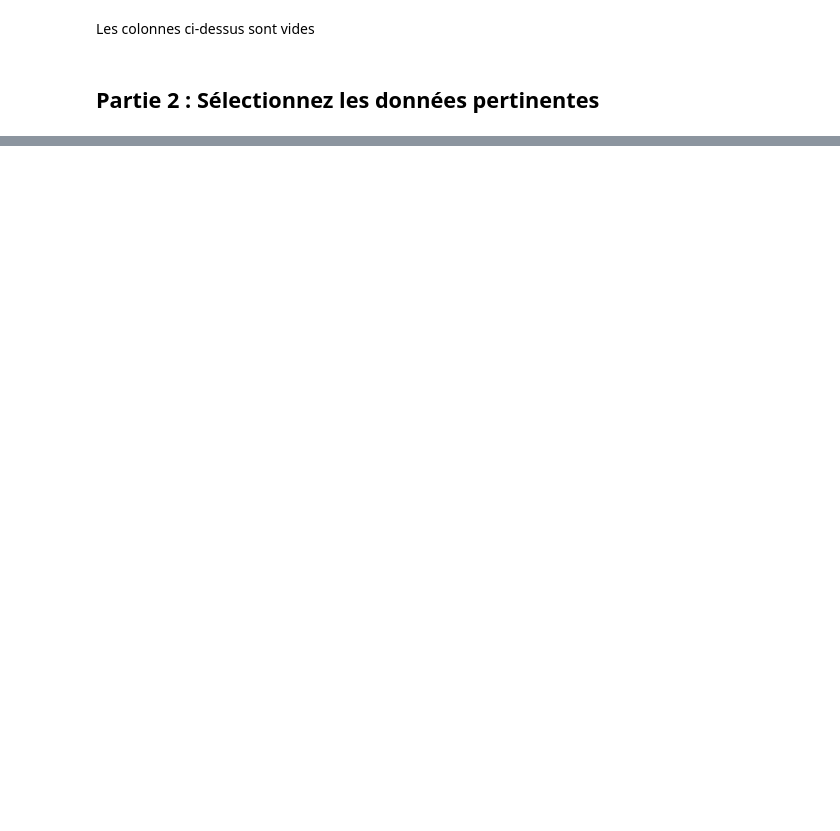
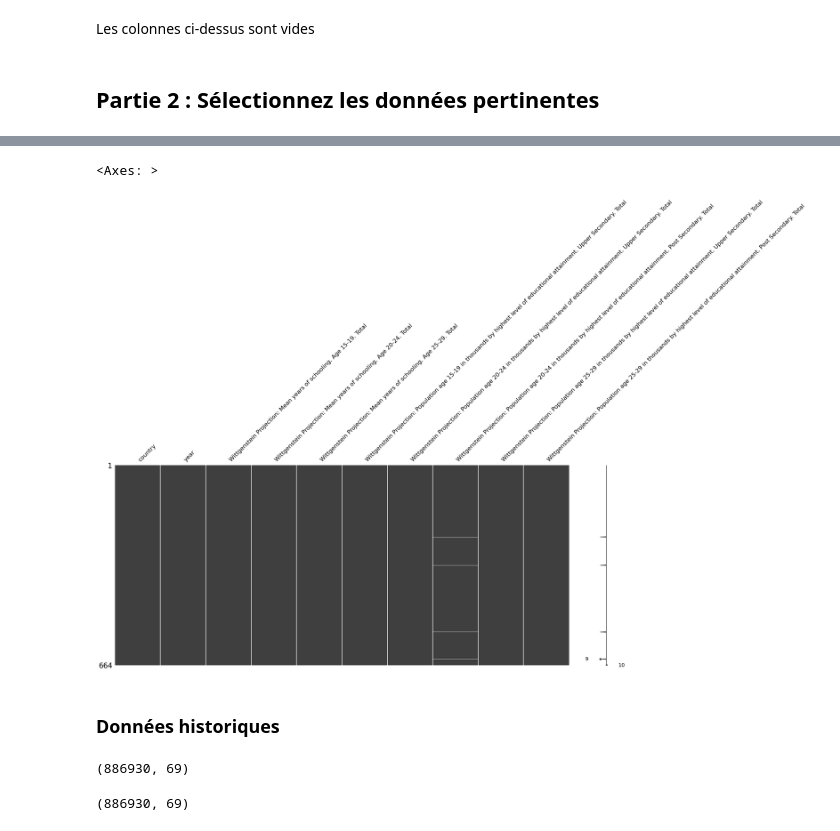
Before and after one commit to jjbochard/ocr_data_science_p2, a Jupyter notebook: study_case_p2.ipynb, the cells around one changed output, grey strips where cells are left out. Drawn from its saved outputs; the diff is of its cells as text; code cells hidden in the pictures; blank space fills up the shorter version.

Commit message:
choose columns for historical and forecast analyse

```diff
--- a/study_case_p2.ipynb
+++ b/study_case_p2.ipynb
@@ -480,0 +322,6 @@ for year in years:
+# %%
+# Divide all values in indicator column to create new columns
+df = df.pivot_table(index=['country', 'year'], columns='indicator', values='value', aggfunc='sum').reset_index()
+# Renaming columns for clarity
+df.columns.name = None
+df.head()
@@ -480,0 +366,13 @@ for year in years:
+# %%
+# Delete countries with no data
+
+df_grouped_by_country = df.groupby(['country']).sum().reset_index()
+countries_with_no_data = []
+
+# Iterate over each row in the DataFrame
+for index, row in df_grouped_by_country.iterrows():
+    # Check if all indicator columns are 0
+    if (row.drop(['country', 'year']) == 0).all():
+        countries_with_no_data.append(row['country'])
+
+df =  df[~df["country"].isin(countries_with_no_data)]
@@ -480,0 +392,27 @@ for year in years:
+# %%
+forecast_dimensions = [
+    'Wittgenstein Projection: Mean years of schooling. Age 15-19. Total',
+    'Wittgenstein Projection: Mean years of schooling. Age 20-24. Total',
+    'Wittgenstein Projection: Mean years of schooling. Age 25-29. Total',
+    'Wittgenstein Projection: Population age 15-19 in thousands by highest level of educational attainment. Upper Secondary. Total',
+    'Wittgenstein Projection: Population age 20-24 in thousands by highest level of educational attainment. Upper Secondary. Total',
+    'Wittgenstein Projection: Population age 20-24 in thousands by highest level of educational attainment. Post Secondary. Total',
+    'Wittgenstein Projection: Population age 25-29 in thousands by highest level of educational attainment. Upper Secondary. Total',
+    'Wittgenstein Projection: Population age 25-29 in thousands by highest level of educational attainment. Post Secondary. Total',
+
+]
+dimensions = ['country', 'year'] + forecast_dimensions
+# %%
+df = df[dimensions]
+# %%
+import missingno as msno
+import numpy as np
+df.replace(0, np.nan, inplace=True)
+
+%matplotlib inline
+msno.matrix(df.sample(664))
+# %% [output]
+<Axes: >
+[figure, added]
+# %% [markdown]
+### Données historiques
@@ -480,0 +427,10 @@ for year in years:
+# %%
+df.shape
+# %% [output]
+(886930, 69)
+# %%
+# Drop duplicated columns (here no columns were duplicated)
+df.drop_duplicates(subset=["country", "indicator"], keep='first')
+df.shape
+# %% [output]
+(886930, 69)
```
Also changed, not shown: parts of 38 cells of this notebook.
